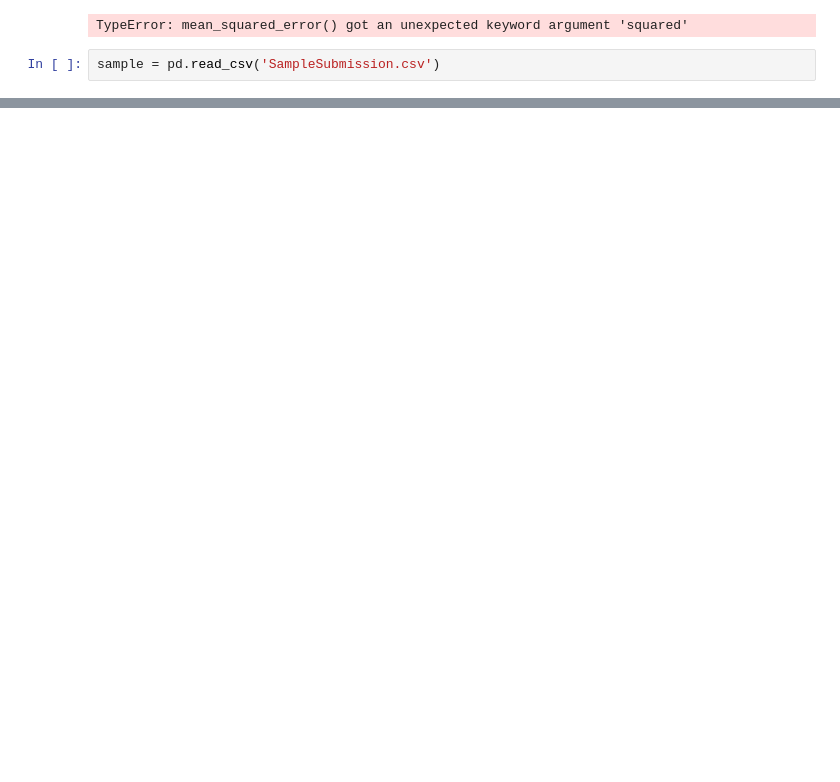
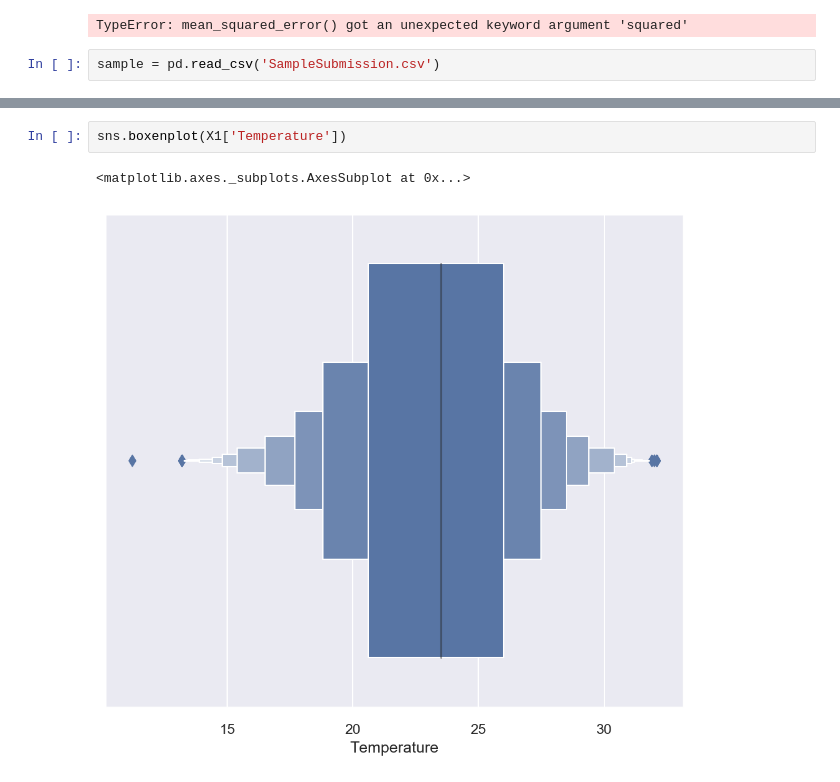
Before and after one commit to Mangalis0/Zindi-Regression-Hackathon, a Jupyter notebook: sam_regression.ipynb, the cells around one changed output, grey strips where cells are left out. Drawn from its saved outputs; the diff is of its cells as text; blank space fills up the shorter version.

```diff
--- a/sam_regression.ipynb
+++ b/sam_regression.ipynb
@@ -315,0 +590,5 @@ sample = pd.read_csv('SampleSubmission.csv')
+# %%
+sns.boxenplot(X1['Temperature'])
+# %% [output]
+<matplotlib.axes._subplots.AxesSubplot at 0x...>
+[figure, added]
```
Also changed, not shown: parts of 33 cells of this notebook.
